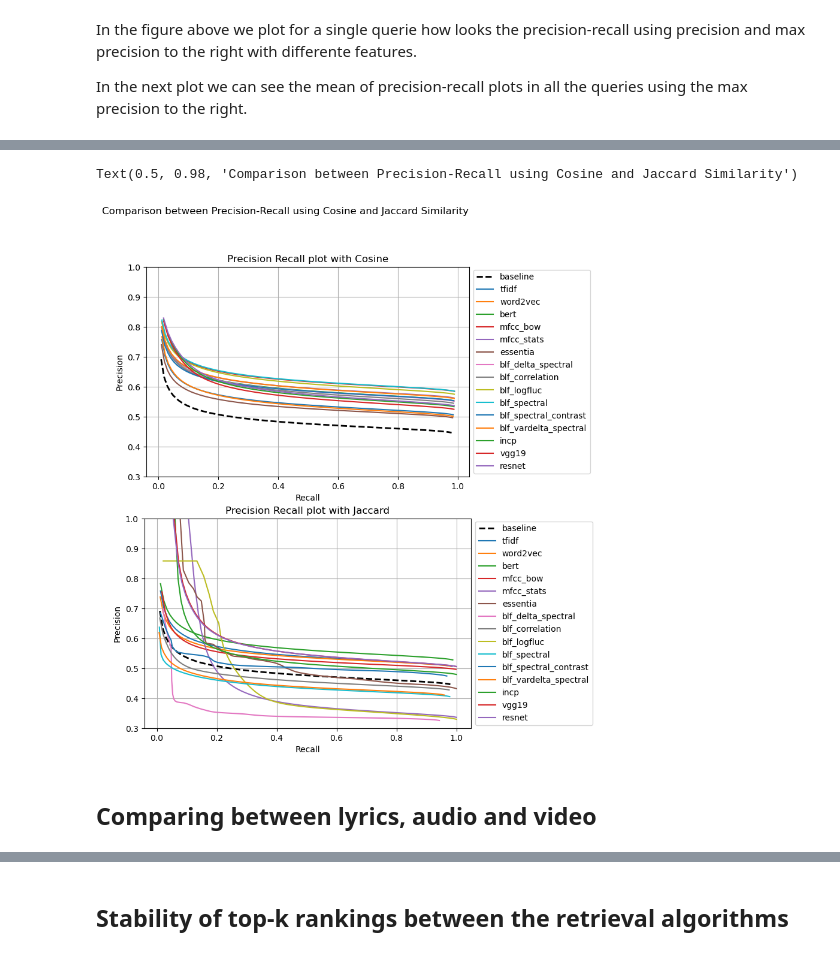
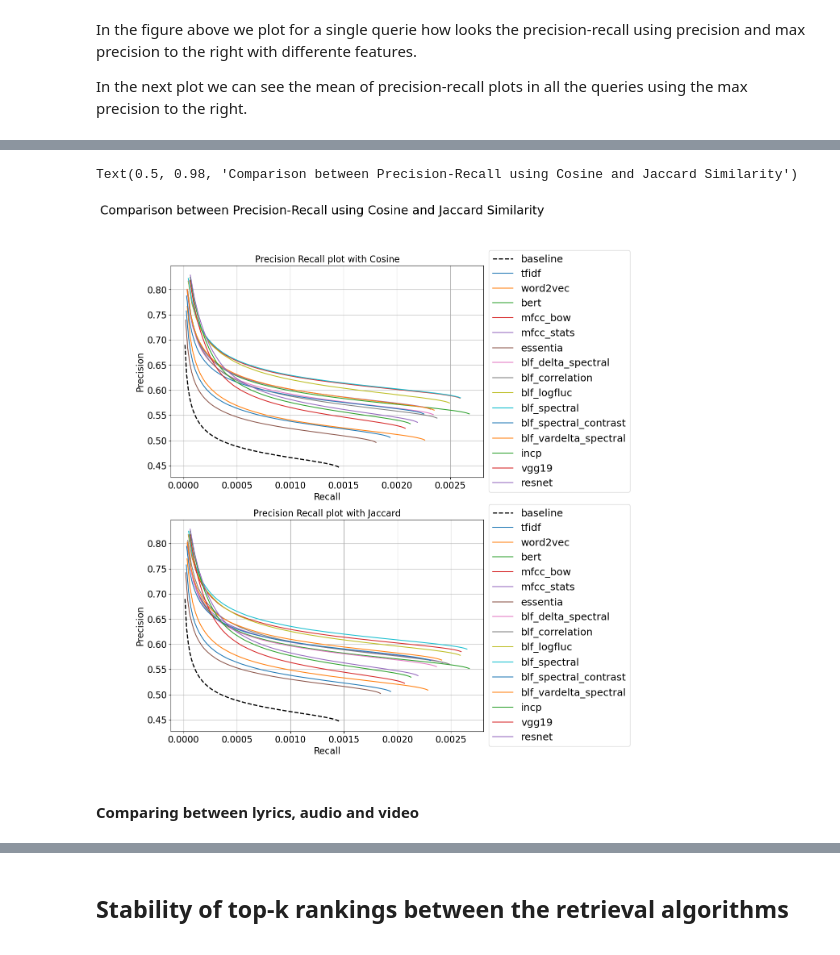
Before and after one commit to mmosc/MMSR, a Jupyter notebook: project/EvaluationMetrics-.ipynb, the cells around one changed output, grey strips where cells are left out. Cells and saved outputs as stored; diff of their text form; code cells hidden in the pictures.

```diff
--- a/project/EvaluationMetrics-.ipynb
+++ b/project/EvaluationMetrics-.ipynb
@@ -36,3 +67,3 @@ from functions import *
 # %%
-genres  = dt.fread(file_genres_2).to_pandas()
-genres.set_index('id', inplace=True)
+genres  = dt.fread(file_genres_2).to_pandas().set_index('id')
+change_id_to_keys(genres,id_to_key)
@@ -39,3 +177,2 @@ genres.set_index('id', inplace=True)
 # %%
-top_baseline  = dt.fread(f_top_baseline, header=True).to_pandas()
-top_baseline.set_index('index', inplace=True)
+top_baseline  = dt.fread("./data/top_ids_baseline.csv", header=True).to_pandas().set_index('index').astype(np.int32)
@@ -361,0 +911,16 @@ cosine_P, cosine_R, cosine_P_max = get_preicison_data(file_cosine_mean_precision
+# %%
+cosine_P, cosine_R, cosine_P_max = get_precision_data('./data/cosine_precision_data_individual.csv',
+                                                      './data/cosine_recall_data_individual.csv',
+                                                      './data/cosine_max_precision_data_individual.csv',
+                                                        cosine_df,
+                                                        genres,
+                                                        relevant_results_by_id
+                                                        )
+# %%
+jaccard_P, jaccard_R, jaccard_P_max = get_precision_data('./data/jaccard_precision_data_individual.csv',
+                                                      './data/jaccard_recall_data_individual.csv',
+                                                      './data/jaccard_max_precision_data_individual.csv',
+                                                         jaccard_df,
+                                                         genres,
+                                                         relevant_results_by_id
+                                                        )
@@ -362,41 +943,41 @@ cosine_P, cosine_R, cosine_P_max = get_preicison_data(file_cosine_mean_precision
 # %%
-fig, axs = plt.subplots(ncols=1, nrows=2, figsize=(30, 10))
+fig, axs = plt.subplots(ncols=1, nrows=2, figsize=(10, 15))
 
 for i,key in enumerate(datasets_keys):
     if (key == 'baseline'):
         axs[0].plot(cosine_R[i], cosine_P_max[i], label=key, linestyle='dashed', color='black', linewidth=2)
     else:
         axs[0].plot(cosine_R[i], cosine_P_max[i], label=key)
 
 axs[0].set_xlabel("Recall")
 axs[0].set_ylabel("Precision")
 axs[0].set_title("Precision Recall plot with Cosine")  # Add a title to the axes.
-axs[0].set_aspect('equal')
-axs[0].set_ylim(0.3,1)
+# axs[0].set_aspect('equal')
+# axs[0].set_ylim(0.3,1)
 # ax.set_xlim(0,1)
 axs[0].grid(True)
 axs[0].legend(loc='center left', bbox_to_anchor=(1, 0.5))
 
 for i,key in enumerate(datasets_keys):
     if (key == 'baseline'):
         axs[1].plot(jaccard_R[i], jaccard_P_max[i], label=key, linestyle='dashed', color='black', linewidth=2)
     else:
         axs[1].plot(jaccard_R[i], jaccard_P_max[i], label=key)
 
 axs[1].set_xlabel("Recall")
 axs[1].set_ylabel("Precision")
 axs[1].set_title("Precision Recall plot with Jaccard")  # Add a title to the axes.
-axs[1].set_aspect('equal')
-axs[1].set_ylim(0.3,1)
+# axs[1].set_aspect('equal')
+# axs[1].set_ylim(0.3,1)
 axs[1].grid(True)
 axs[1].legend(loc='center left', bbox_to_anchor=(1, 0.5))
 
 fig.suptitle('Comparison between Precision-Recall using Cosine and Jaccard Similarity')
 # %% [output]
 Text(0.5, 0.98, 'Comparison between Precision-Recall using Cosine and Jaccard Similarity')
-[figure, old version]
+[figure, new version]
 # %% [markdown]
-## Comparing between lyrics, audio and video
+#### Comparing between lyrics, audio and video
 # %%
 def plot_lyrics_audio_video_precision_curves(lyrics, audio, video, data, keys, name):
 
```
Also changed, not shown: parts of 144 cells of this notebook, 22 other files.
